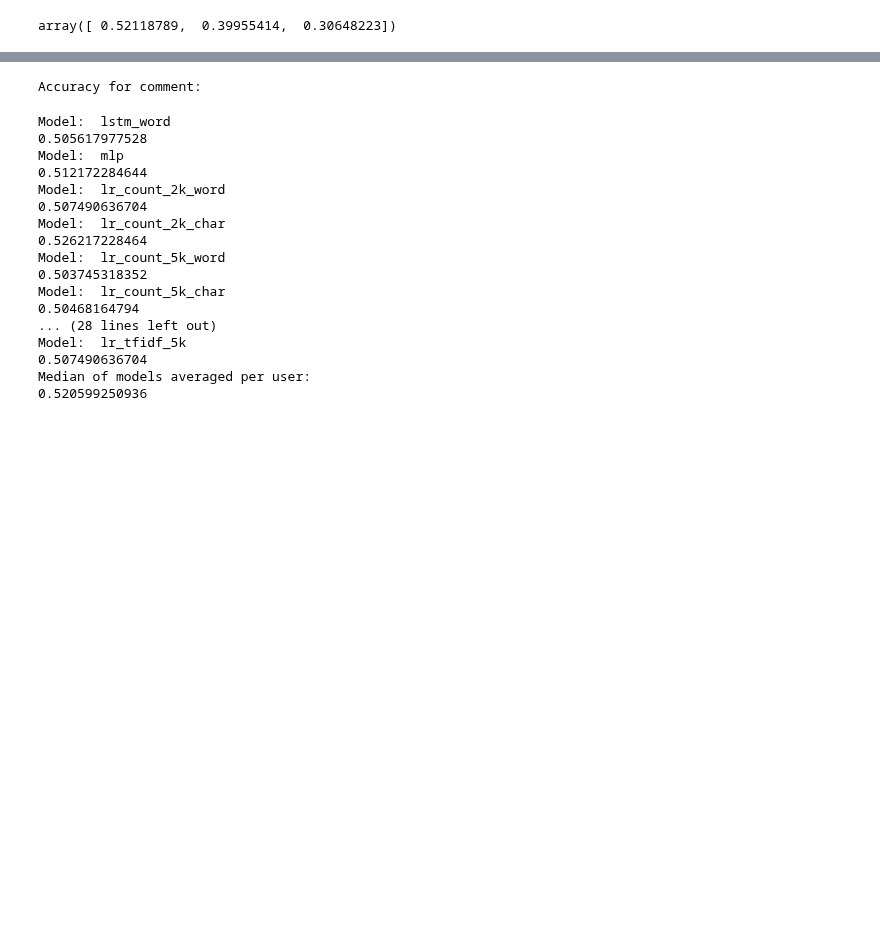
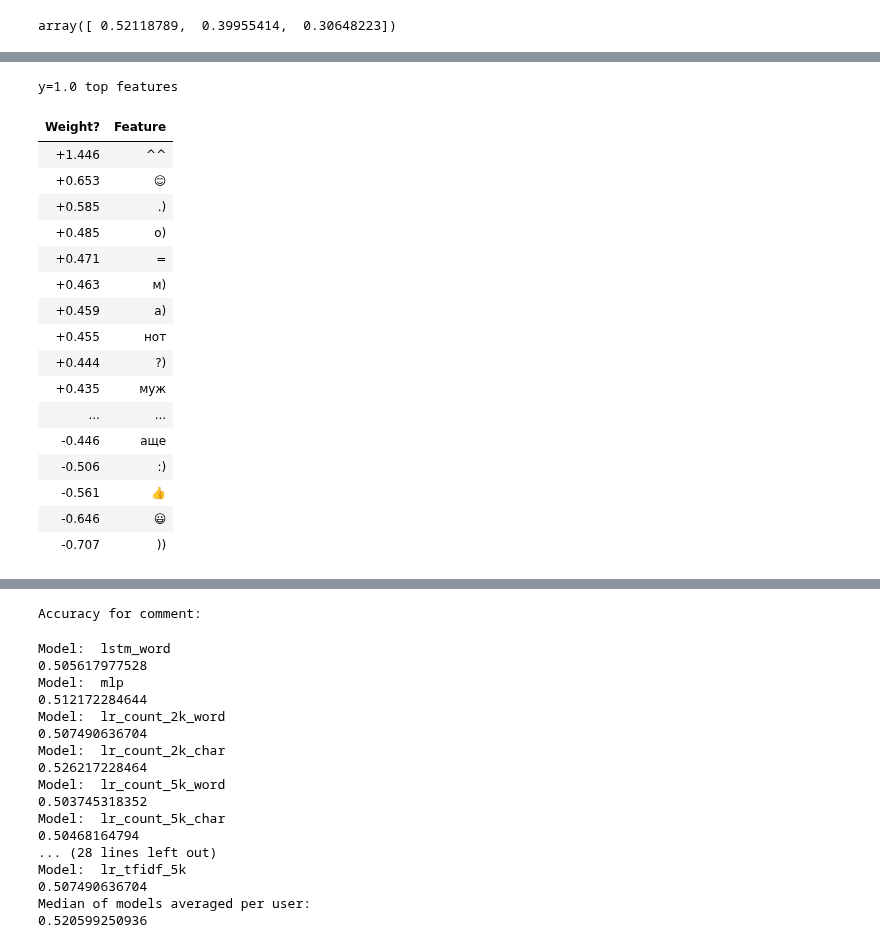
Before and after one commit to EvgenyKashin/CommentsAnalysis, a Jupyter notebook: FinalSolution.ipynb, the cells around one changed output, grey strips where cells are left out. Drawn from its saved outputs; the diff is of its cells as text; code cells hidden in the pictures; blank space fills up the shorter version.

```diff
--- a/FinalSolution.ipynb
+++ b/FinalSolution.ipynb
@@ -1536,0 +1544,21 @@ print('Ваша оценка: {:.2f}'.format(prob))
+# %%
+eli5.show_weights(lr_model_char.model, vec=lr_model_char.vectorizer, top=(20, 20))
+# %% [output]
+y=1.0 top features
+| Weight? | Feature |
+| +1.446 | ^^ |
+| +0.653 | 😊 |
+| +0.585 | .) |
+| +0.485 | о) |
+| +0.471 | = |
+| +0.463 | м) |
+| +0.459 | а) |
+| +0.455 | нот |
+| +0.444 | ?) |
+| +0.435 | муж |
+| ... | ... |
+| -0.446 | аще |
+| -0.506 | :) |
+| -0.561 | 👍 |
+| -0.646 | 😃 |
+| -0.707 | )) |
```
Also changed, not shown: parts of 87 cells of this notebook.
